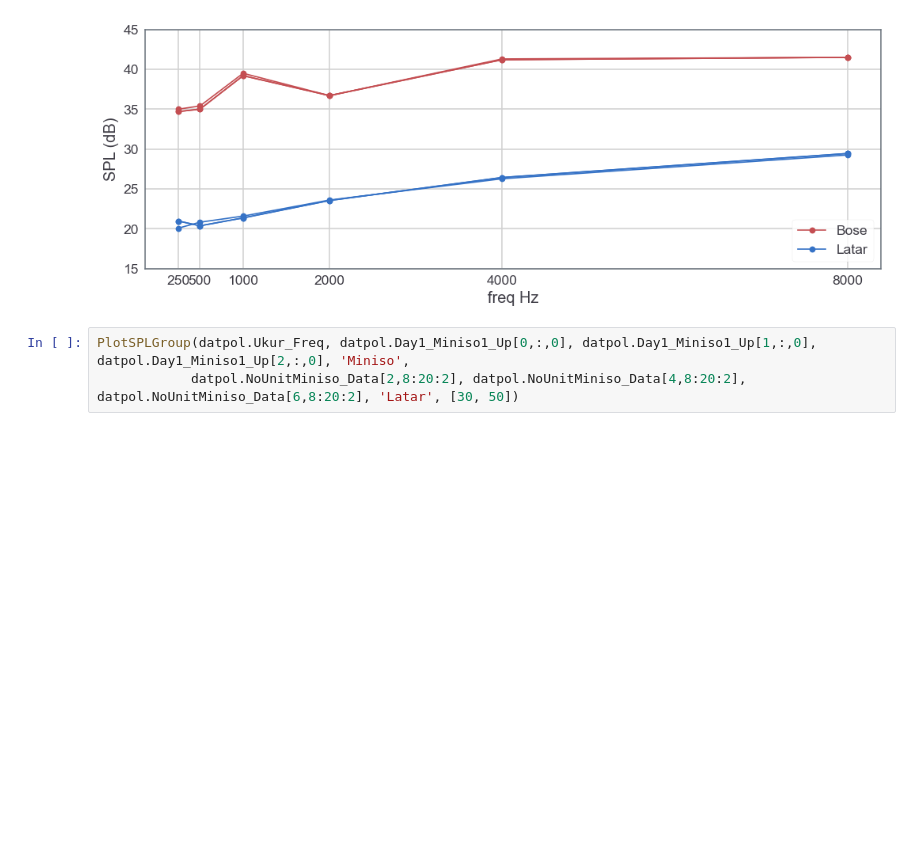
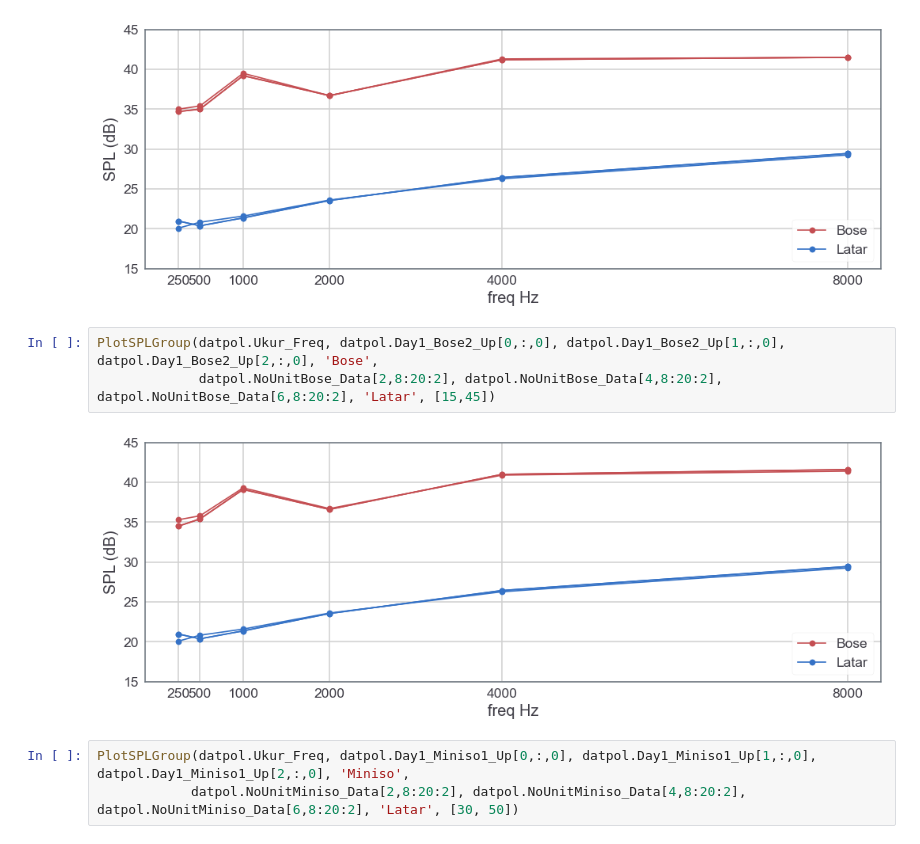
Before and after one commit to VibrasticLab/pikoakustik, a Jupyter notebook: document/hasil_ukur_lanjutan/python/ITBDataProcess.ipynb, the cells around one changed output. Drawn from its saved outputs; the diff is of its cells as text; blank space fills up the shorter version.

```diff
--- a/document/hasil_ukur_lanjutan/python/ITBDataProcess.ipynb
+++ b/document/hasil_ukur_lanjutan/python/ITBDataProcess.ipynb
@@ -148,6 +193,11 @@ PlotSPLGroup(datpol.Ukur_Freq, datpol.Day1_Bose1_Up[0,:,0], datpol.Day1_Bose1_Up
              datpol.NoUnitBose_Data[2,8:20:2], datpol.NoUnitBose_Data[4,8:20:2], datpol.NoUnitBose_Data[6,8:20:2], 'Latar', [15,45])
 # %% [output]
 [figure]
+# %%
+PlotSPLGroup(datpol.Ukur_Freq, datpol.Day1_Bose2_Up[0,:,0], datpol.Day1_Bose2_Up[1,:,0], datpol.Day1_Bose2_Up[2,:,0], 'Bose',
+             datpol.NoUnitBose_Data[2,8:20:2], datpol.NoUnitBose_Data[4,8:20:2], datpol.NoUnitBose_Data[6,8:20:2], 'Latar', [15,45])
+# %% [output]
+[figure, added]
 # %%
 PlotSPLGroup(datpol.Ukur_Freq, datpol.Day1_Miniso1_Up[0,:,0], datpol.Day1_Miniso1_Up[1,:,0], datpol.Day1_Miniso1_Up[2,:,0], 'Miniso',
             datpol.NoUnitMiniso_Data[2,8:20:2], datpol.NoUnitMiniso_Data[4,8:20:2], datpol.NoUnitMiniso_Data[6,8:20:2], 'Latar', [30, 50])
```
Also changed, not shown: parts of 14 cells of this notebook, 10 other files.
